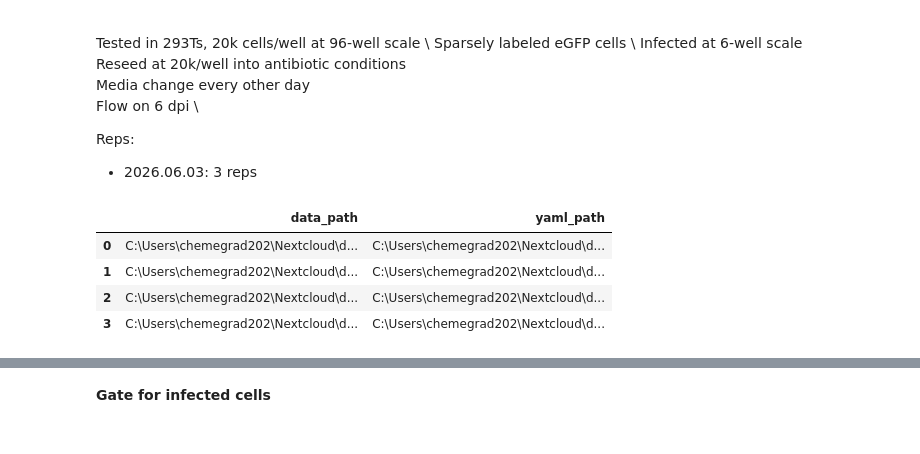
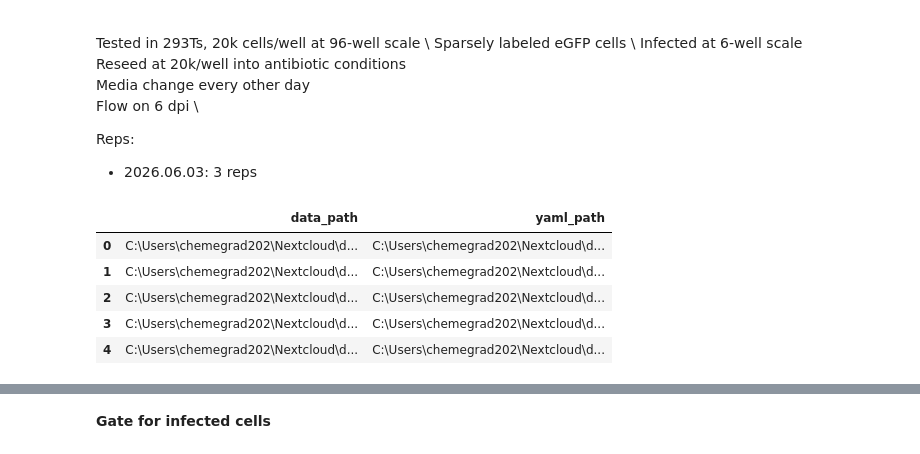
Before and after one commit to GallowayLabMIT/dasit_manuscript, a Jupyter notebook: Figure_1_intro/Figure_1_selection.ipynb, the cells around one changed output, grey strips where cells are left out. Drawn from its saved outputs; the diff is of its cells as text; code cells hidden in the pictures.

```diff
--- a/Figure_1_intro/Figure_1_selection.ipynb
+++ b/Figure_1_intro/Figure_1_selection.ipynb
@@ -28,33 +28,34 @@ from matplotlib.patches import Patch
 # %%
 # Set paths to the experiment folder and where to find the data
 base_path = rd.datadir/'data'/'attune'/'Mary'
 
-Plates = {'2026.06.03_exp47': ['Plate1', 'Plate2', 'Plate3', 'Plate4']
+Plates = {'2026.06.03_exp47': ['Plate1', 'Plate2', 'Plate3', 'Plate4','Plate5']
 }
 
 exp_path = []
 yaml_path = []
 
 for i in Plates:
     for j in Plates[i]:
         exp_path.append(base_path/i/j/'export_singlets')
         yaml_path.append(base_path/i/j/'export_singlets'/'well_metadata.yaml')
 
 output_path = rd.rootdir/'output'/'Figure_1_selection'
 cache_path = rd.rootdir/'output'/'Figure_1_selection'/'data.gzip'
 
 plates_dict = pd.DataFrame({
     'data_path' : [exp for exp in exp_path],
     'yaml_path' : [yaml for yaml in yaml_path]
 })
 
 display(plates_dict)
 # %% [output]
 |  | data_path | yaml_path |
 | 0 | C:\Users\chemegrad202\Nextcloud\d... | C:\Users\chemegrad202\Nextcloud\d... |
 | 1 | C:\Users\chemegrad202\Nextcloud\d... | C:\Users\chemegrad202\Nextcloud\d... |
 | 2 | C:\Users\chemegrad202\Nextcloud\d... | C:\Users\chemegrad202\Nextcloud\d... |
 | 3 | C:\Users\chemegrad202\Nextcloud\d... | C:\Users\chemegrad202\Nextcloud\d... |
+| 4 | C:\Users\chemegrad202\Nextcloud\d... | C:\Users\chemegrad202\Nextcloud\d... |
 # %%
 #Load data
 data = pd.DataFrame()
```
Also changed, not shown: parts of 9 cells of this notebook, 3 other files.
